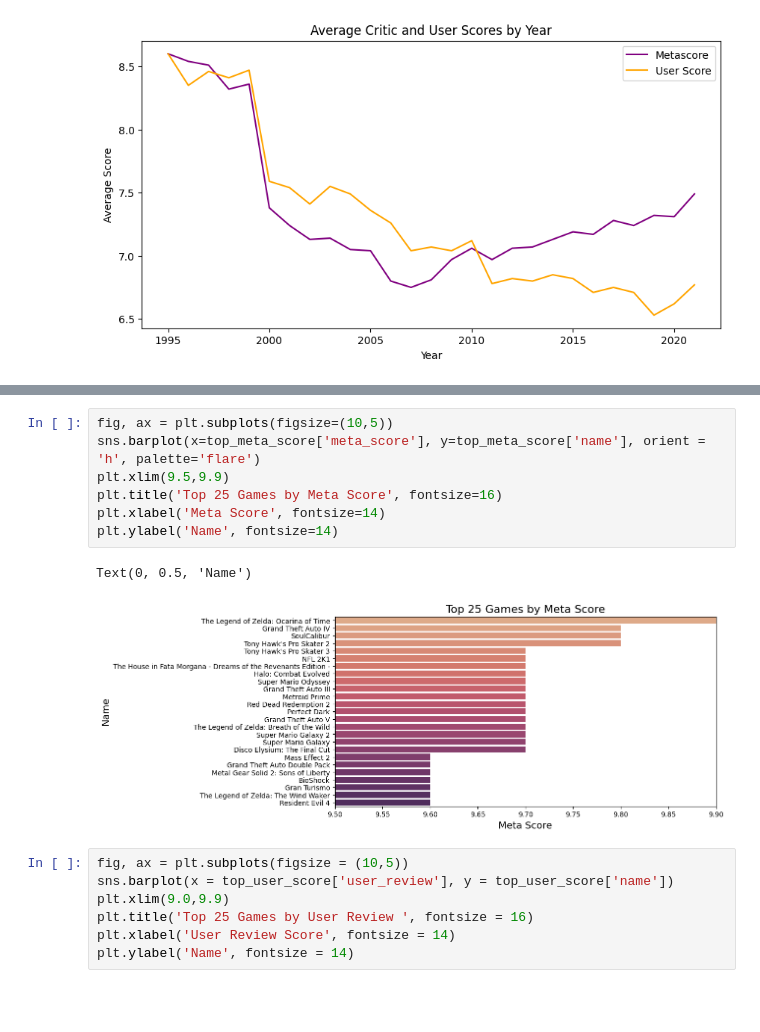
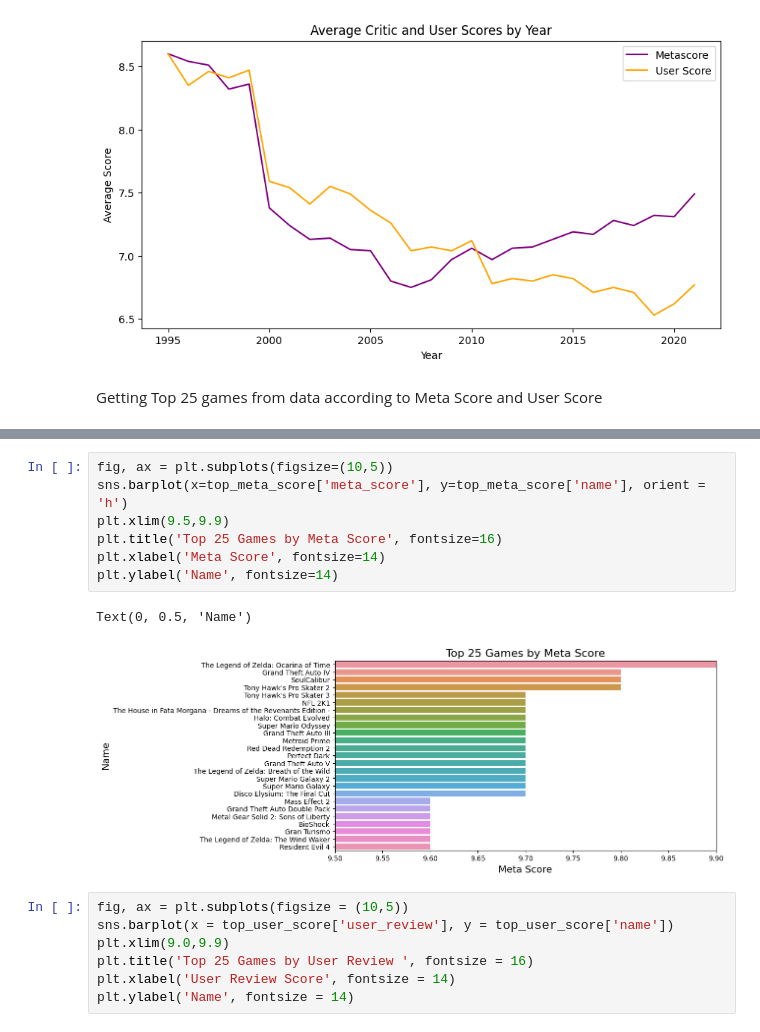
Before and after one commit to Pin4sf/Video-Game-Analysis-VGA, a Jupyter notebook: Video-games-analysis.ipynb, the cells around one changed output, grey strips where cells are left out. Drawn from its saved outputs; the diff is of its cells as text; blank space fills up the shorter version.

```diff
--- a/Video-games-analysis.ipynb
+++ b/Video-games-analysis.ipynb
@@ -480,6 +416,8 @@ plt.legend()
 plt.show()
 # %% [output]
 [figure]
+# %% [markdown]
+Getting Top 25 games from data according to Meta Score and User Score
 # %%
 top_user_score = df1.sort_values(by='user_review', ascending=False).drop_duplicates('name').head(25)
 top_user_score
@@ -524,14 +462,14 @@ top_meta_score
 | 39 | Resident Evil 4 | PlayStation 2 | October 25, 2005 | 9.6 | 9.0 | 2005 |
 # %%
 fig, ax = plt.subplots(figsize=(10,5))
-sns.barplot(x=top_meta_score['meta_score'], y=top_meta_score['name'], orient = 'h', palette='flare')
+sns.barplot(x=top_meta_score['meta_score'], y=top_meta_score['name'], orient = 'h')
 plt.xlim(9.5,9.9)
 plt.title('Top 25 Games by Meta Score', fontsize=16)
 plt.xlabel('Meta Score', fontsize=14)
 plt.ylabel('Name', fontsize=14)
 # %% [output]
 Text(0, 0.5, 'Name')
-[figure, old version]
+[figure, new version]
 # %%
 fig, ax = plt.subplots(figsize = (10,5))
 sns.barplot(x = top_user_score['user_review'], y = top_user_score['name'])
```
Also changed, not shown: parts of 38 cells of this notebook, 4 other files.
